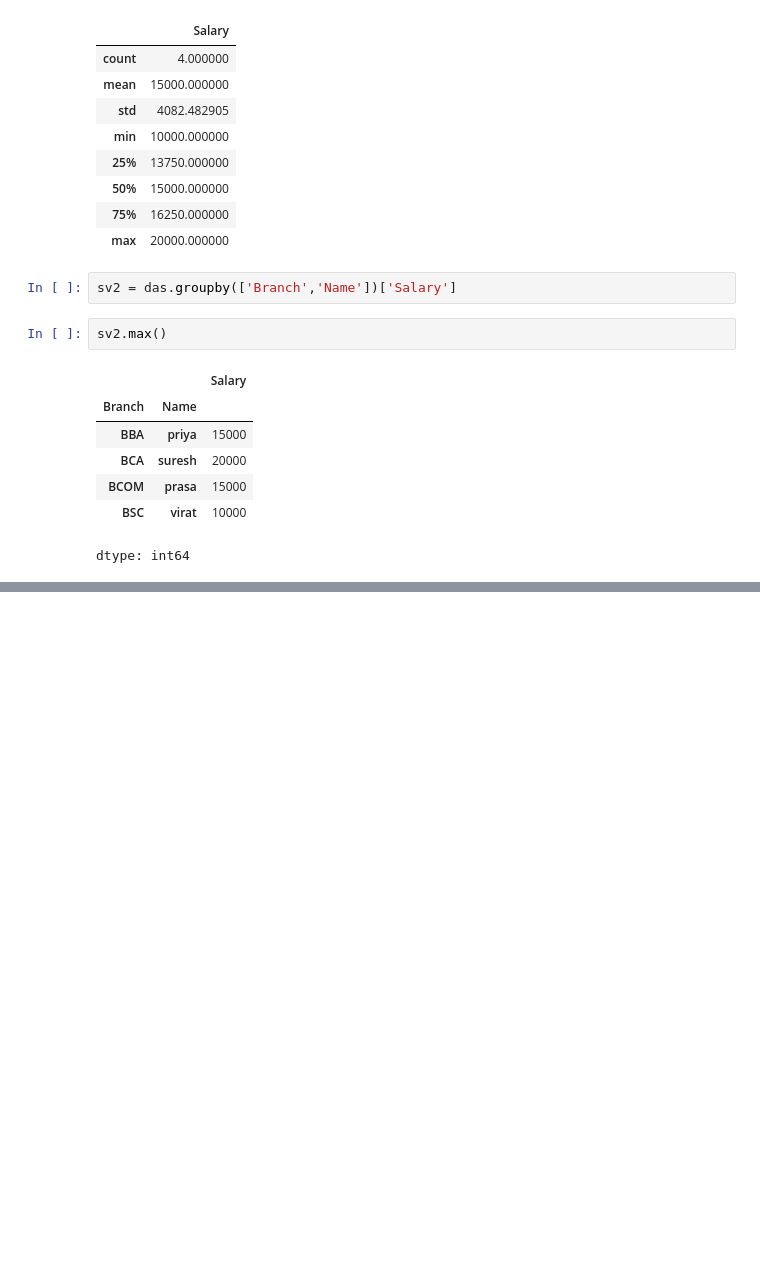
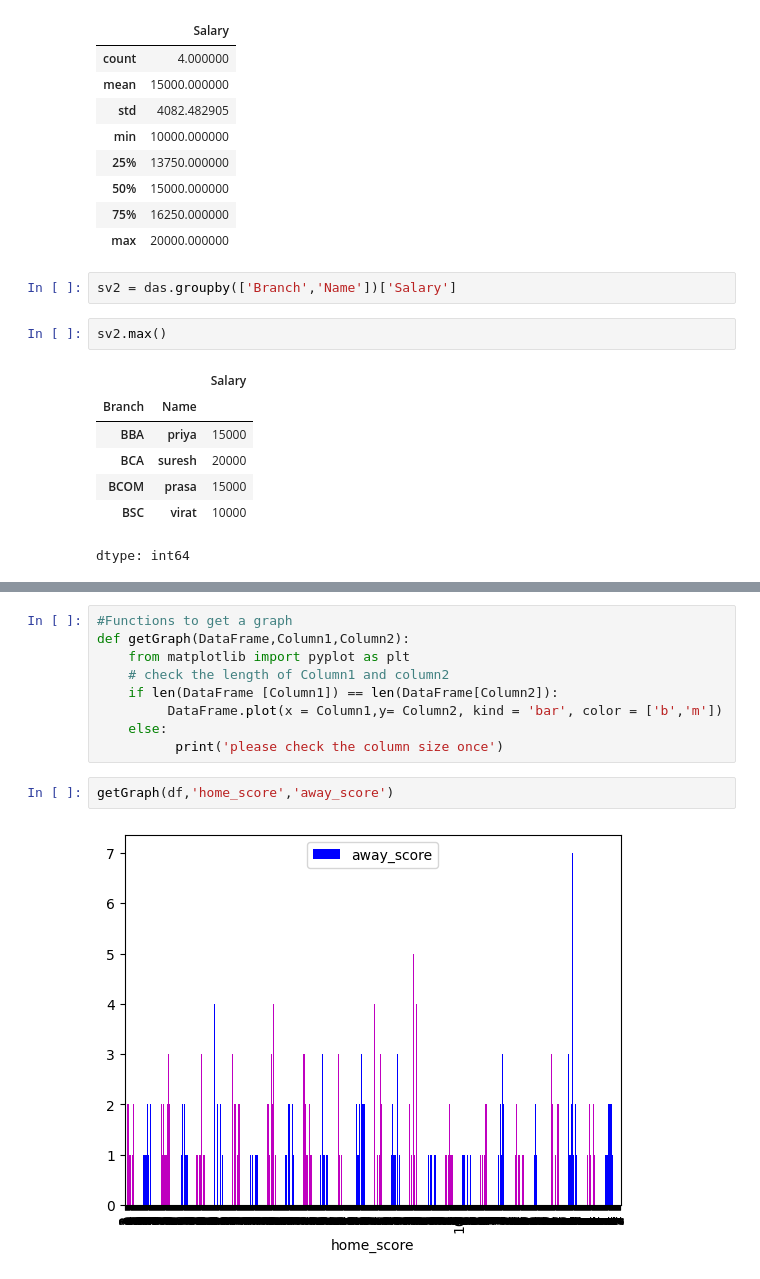
Before and after one commit to Basha1605/python-mini-project, a Jupyter notebook: Data_SC_W2.ipynb, the cells around one changed output, grey strips where cells are left out. Cells and saved outputs as stored; diff of their text form; blank space fills up the shorter version.

```diff
--- a/Data_SC_W2.ipynb
+++ b/Data_SC_W2.ipynb
@@ -575,0 +666,13 @@ dtype: int64
+# %%
+#Functions to get a graph
+def getGraph(DataFrame,Column1,Column2):
+    from matplotlib import pyplot as plt
+    # check the length of Column1 and column2
+    if len(DataFrame [Column1]) == len(DataFrame[Column2]):
+         DataFrame.plot(x = Column1,y= Column2, kind = 'bar', color = ['b','m'])
+    else:
+          print('please check the column size once')
+# %%
+getGraph(df,'home_score','away_score')
+# %% [output]
+[figure, added]
```
Also changed, not shown: parts of 27 cells of this notebook.
